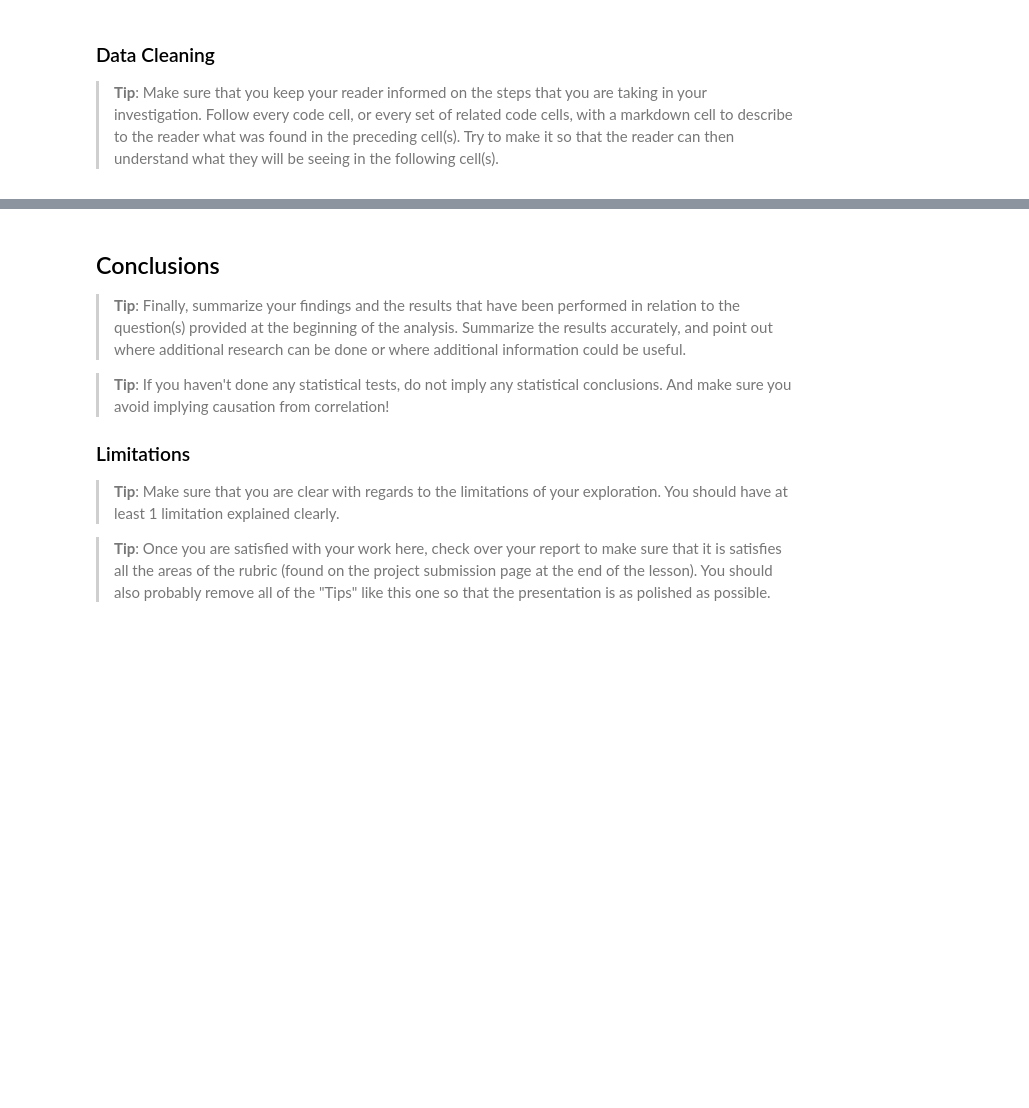
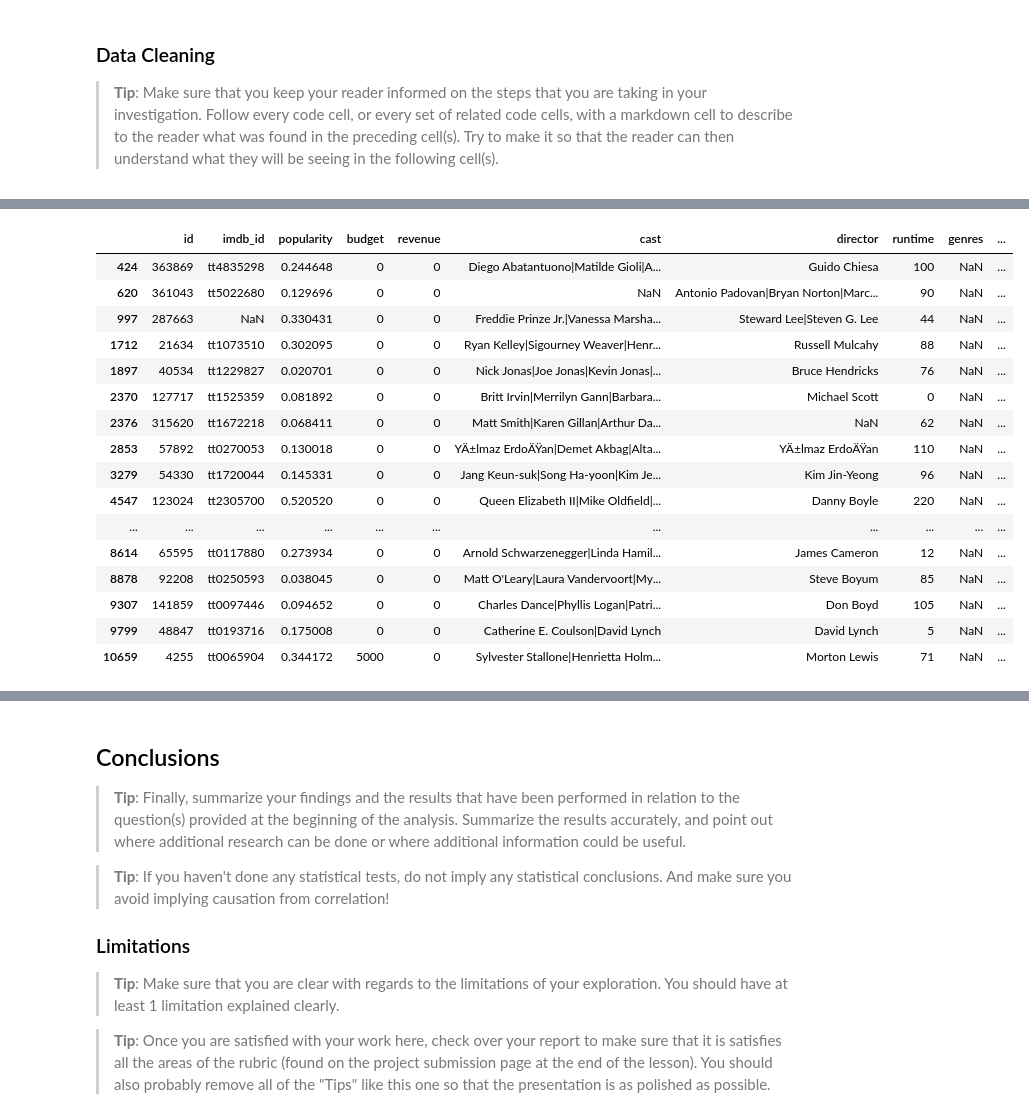
Before and after one commit to toqa36/Movies_Analysis, a Jupyter notebook: Movies_Analysis.ipynb, the cells around one changed output, grey strips where cells are left out. Drawn from its saved outputs; the diff is of its cells as text; code cells hidden in the pictures; blank space fills up the shorter version.

```diff
--- a/Movies_Analysis.ipynb
+++ b/Movies_Analysis.ipynb
@@ -98,0 +127,20 @@ df
+# %%
+df[df.genres.isnull()]
+# %% [output]
+|  | id | imdb_id | popularity | budget | revenue | cast | director | runtime | genres | ... |
+| 424 | 363869 | tt4835298 | 0.244648 | 0 | 0 | Diego Abatantuono|Matilde Gioli|A... | Guido Chiesa | 100 | NaN | ... |
+| 620 | 361043 | tt5022680 | 0.129696 | 0 | 0 | NaN | Antonio Padovan|Bryan Norton|Marc... | 90 | NaN | ... |
+| 997 | 287663 | NaN | 0.330431 | 0 | 0 | Freddie Prinze Jr.|Vanessa Marsha... | Steward Lee|Steven G. Lee | 44 | NaN | ... |
+| 1712 | 21634 | tt1073510 | 0.302095 | 0 | 0 | Ryan Kelley|Sigourney Weaver|Henr... | Russell Mulcahy | 88 | NaN | ... |
+| 1897 | 40534 | tt1229827 | 0.020701 | 0 | 0 | Nick Jonas|Joe Jonas|Kevin Jonas|... | Bruce Hendricks | 76 | NaN | ... |
+| 2370 | 127717 | tt1525359 | 0.081892 | 0 | 0 | Britt Irvin|Merrilyn Gann|Barbara... | Michael Scott | 0 | NaN | ... |
+| 2376 | 315620 | tt1672218 | 0.068411 | 0 | 0 | Matt Smith|Karen Gillan|Arthur Da... | NaN | 62 | NaN | ... |
+| 2853 | 57892 | tt0270053 | 0.130018 | 0 | 0 | YÄ±lmaz ErdoÄŸan|Demet Akbag|Alta... | YÄ±lmaz ErdoÄŸan | 110 | NaN | ... |
+| 3279 | 54330 | tt1720044 | 0.145331 | 0 | 0 | Jang Keun-suk|Song Ha-yoon|Kim Je... | Kim Jin-Yeong | 96 | NaN | ... |
+| 4547 | 123024 | tt2305700 | 0.520520 | 0 | 0 | Queen Elizabeth II|Mike Oldfield|... | Danny Boyle | 220 | NaN | ... |
+| ... | ... | ... | ... | ... | ... | ... | ... | ... | ... | ... |
+| 8614 | 65595 | tt0117880 | 0.273934 | 0 | 0 | Arnold Schwarzenegger|Linda Hamil... | James Cameron | 12 | NaN | ... |
+| 8878 | 92208 | tt0250593 | 0.038045 | 0 | 0 | Matt O'Leary|Laura Vandervoort|My... | Steve Boyum | 85 | NaN | ... |
+| 9307 | 141859 | tt0097446 | 0.094652 | 0 | 0 | Charles Dance|Phyllis Logan|Patri... | Don Boyd | 105 | NaN | ... |
+| 9799 | 48847 | tt0193716 | 0.175008 | 0 | 0 | Catherine E. Coulson|David Lynch | David Lynch | 5 | NaN | ... |
+| 10659 | 4255 | tt0065904 | 0.344172 | 5000 | 0 | Sylvester Stallone|Henrietta Holm... | Morton Lewis | 71 | NaN | ... |
```
Also changed, not shown: parts of 19 cells of this notebook.
